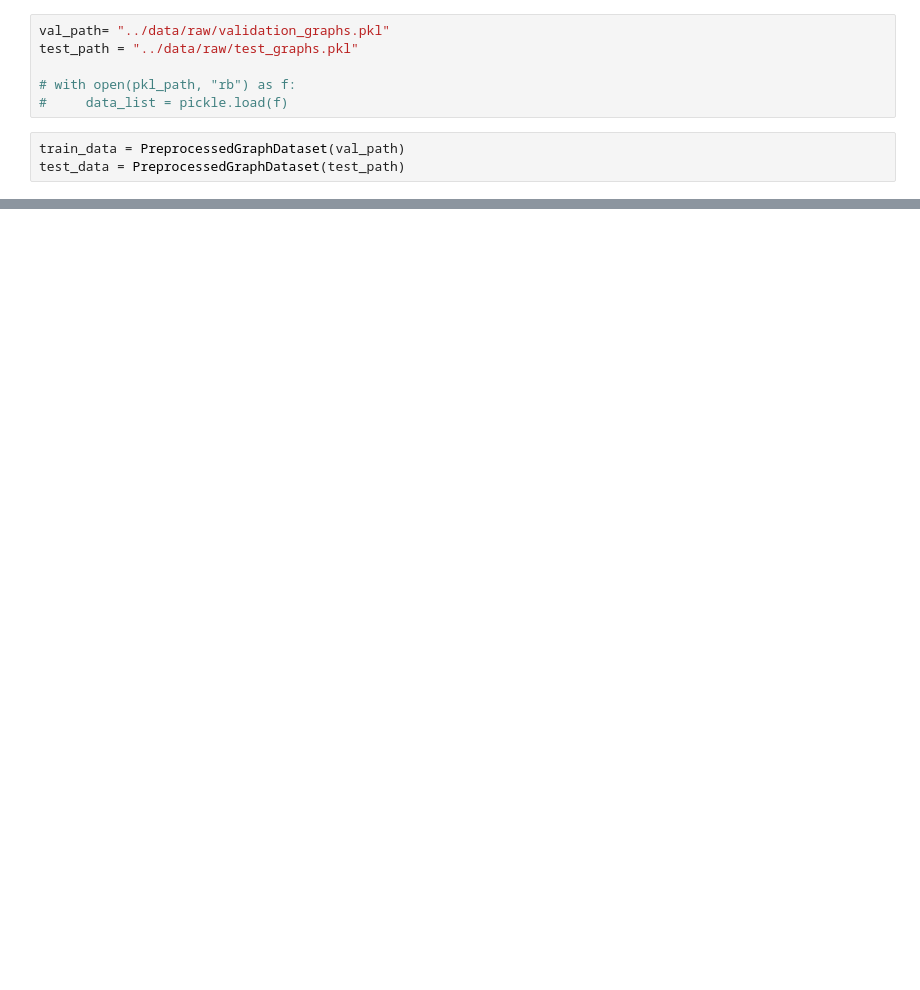
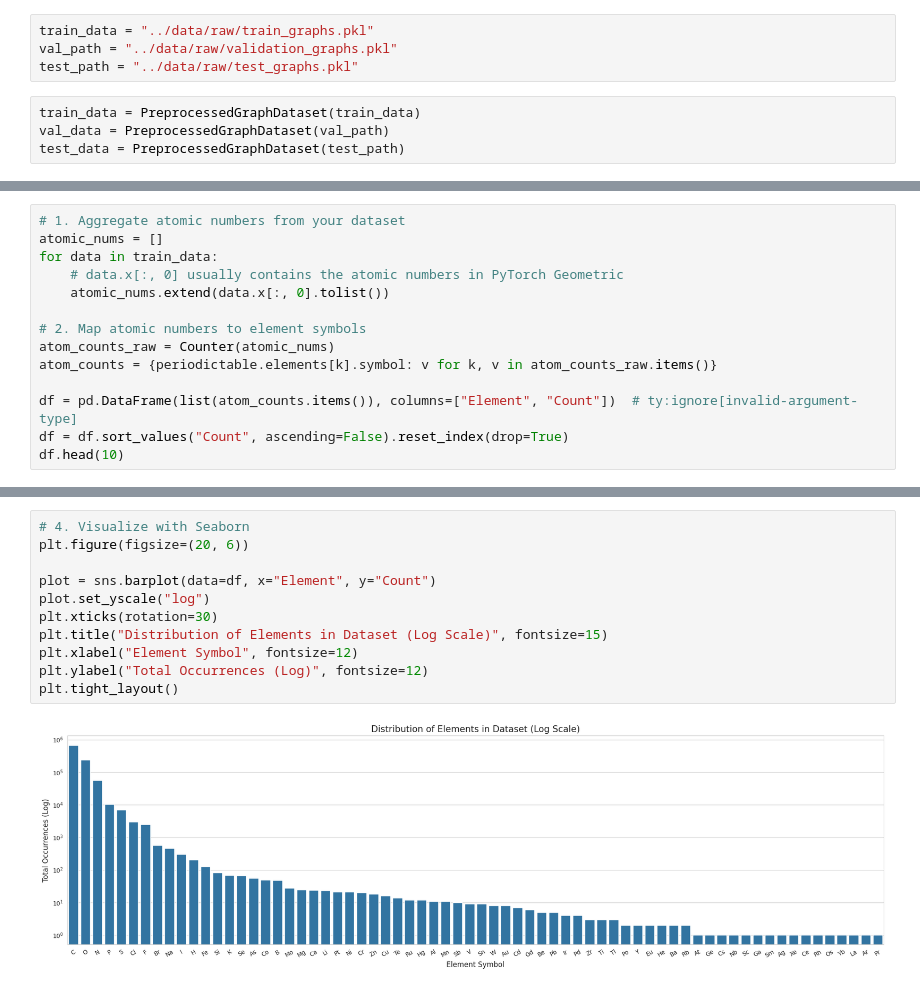
Before and after one commit to fotisk07/MVA-2025, a Jupyter notebook: notebooks/F_00_data_exploration.ipynb, the cells around one changed output, grey strips where cells are left out. Cells and saved outputs as stored; diff of their text form; blank space fills up the shorter version.

Commit message:
Exploroatory data analysis

```diff
--- a/notebooks/F_00_data_exploration.ipynb
+++ b/notebooks/F_00_data_exploration.ipynb
@@ -4,10 +12,9 @@ from moleculecs.data_utils import PreprocessedGraphDataset
 # %%
-val_path= "../data/raw/validation_graphs.pkl"
+train_data = "../data/raw/train_graphs.pkl"
+val_path = "../data/raw/validation_graphs.pkl"
 test_path = "../data/raw/test_graphs.pkl"
-
-# with open(pkl_path, "rb") as f:
-#     data_list = pickle.load(f)
 # %%
-train_data = PreprocessedGraphDataset(val_path)
+train_data = PreprocessedGraphDataset(train_data)
+val_data = PreprocessedGraphDataset(val_path)
 test_data = PreprocessedGraphDataset(test_path)
 # %% [output]
@@ -23,0 +87,14 @@ torch.Size([65, 9])
+# %%
+# 1. Aggregate atomic numbers from your dataset
+atomic_nums = []
+for data in train_data:
+    # data.x[:, 0] usually contains the atomic numbers in PyTorch Geometric
+    atomic_nums.extend(data.x[:, 0].tolist())
+
+# 2. Map atomic numbers to element symbols
+atom_counts_raw = Counter(atomic_nums)
+atom_counts = {periodictable.elements[k].symbol: v for k, v in atom_counts_raw.items()}
+
+df = pd.DataFrame(list(atom_counts.items()), columns=["Element", "Count"])  # ty:ignore[invalid-argument-type]
+df = df.sort_values("Count", ascending=False).reset_index(drop=True)
+df.head(10)
@@ -23,0 +113,13 @@ torch.Size([65, 9])
+# %%
+# 4. Visualize with Seaborn
+plt.figure(figsize=(20, 6))
+
+plot = sns.barplot(data=df, x="Element", y="Count")
+plot.set_yscale("log")
+plt.xticks(rotation=30)
+plt.title("Distribution of Elements in Dataset (Log Scale)", fontsize=15)
+plt.xlabel("Element Symbol", fontsize=12)
+plt.ylabel("Total Occurrences (Log)", fontsize=12)
+plt.tight_layout()
+# %% [output]
+[figure, added]
```
Also changed, not shown: parts of 22 cells of this notebook, 4 other files.
